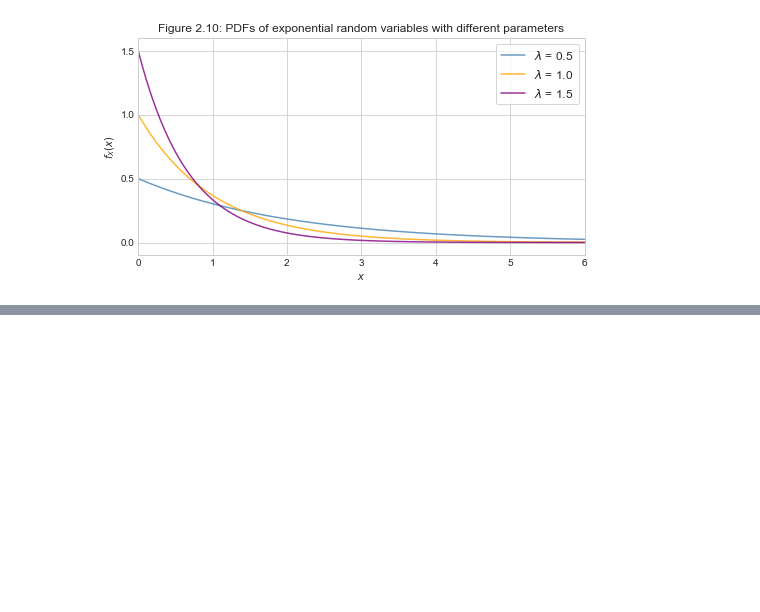
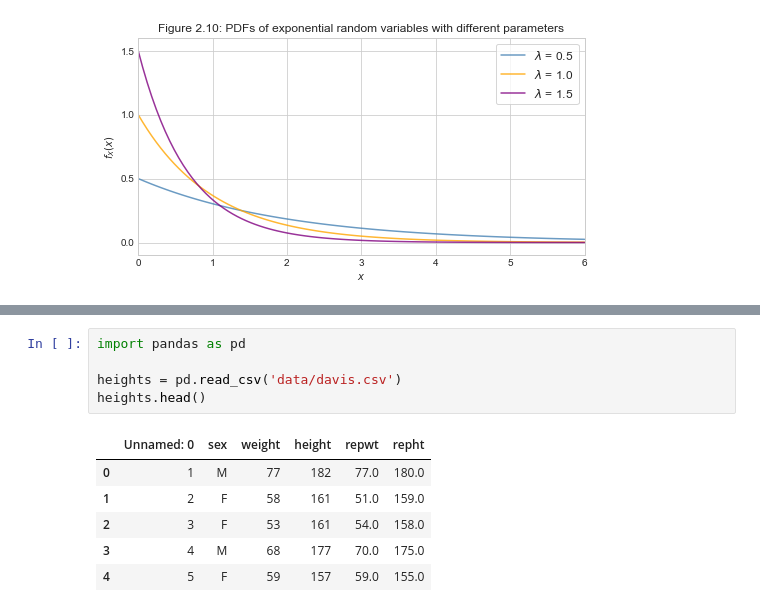
Before and after one commit to ditdili/An_Intro_To_Statistical_Learning, a Jupyter notebook: notebooks/probandstats/C2-3-3-Important_Continuous_Random_Variables.ipynb, the cells around one changed output, grey strips where cells are left out. Drawn from its saved outputs; the diff is of its cells as text; blank space fills up the shorter version.

```diff
--- a/notebooks/probandstats/C2-3-3-Important_Continuous_Random_Variables.ipynb
+++ b/notebooks/probandstats/C2-3-3-Important_Continuous_Random_Variables.ipynb
@@ -64,0 +92,12 @@ ax.legend(loc='upper right', frameon=True, fontsize='12');
+# %%
+import pandas as pd
+
+heights = pd.read_csv('data/davis.csv')
+heights.head()
+# %% [output]
+|  | Unnamed: 0 | sex | weight | height | repwt | repht |
+| 0 | 1 | M | 77 | 182 | 77.0 | 180.0 |
+| 1 | 2 | F | 58 | 161 | 51.0 | 159.0 |
+| 2 | 3 | F | 53 | 161 | 54.0 | 158.0 |
+| 3 | 4 | M | 68 | 177 | 70.0 | 175.0 |
+| 4 | 5 | F | 59 | 157 | 59.0 | 155.0 |
```
Also changed, not shown: parts of 6 cells of this notebook.
